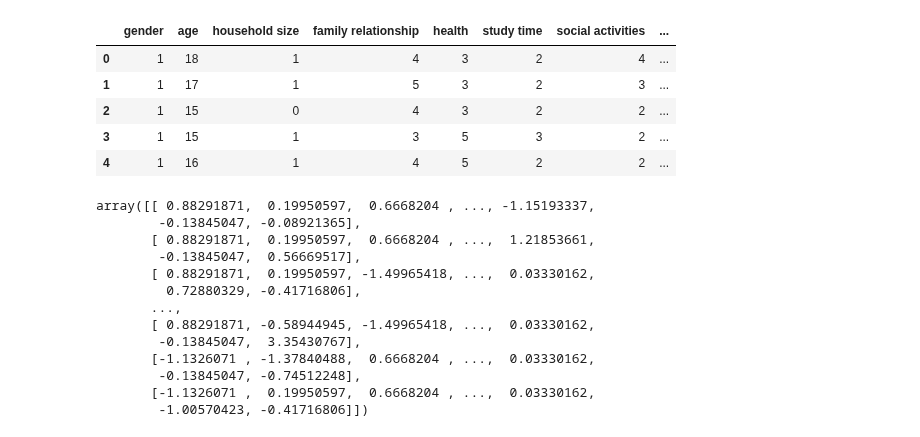
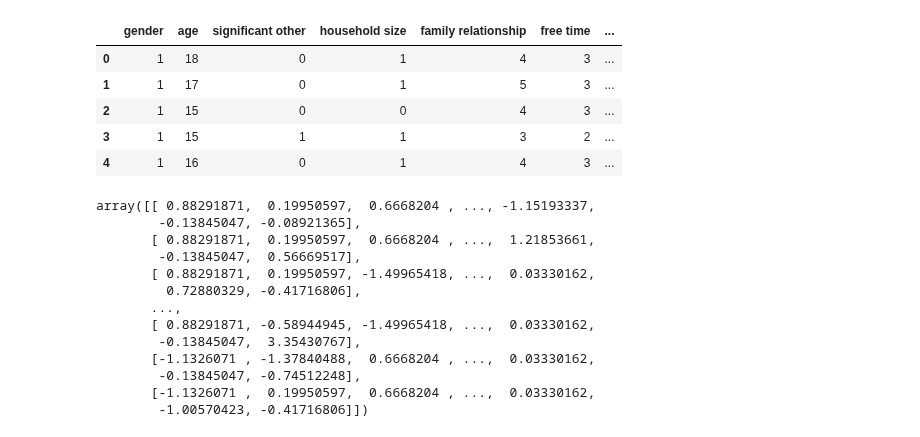
Before and after one commit to jaimiesj/health_outcomes, a Jupyter notebook: src/learn.ipynb, the cells around one changed output. Drawn from its saved outputs; the diff is of its cells as text; code cells hidden in the pictures.

```diff
--- a/src/learn.ipynb
+++ b/src/learn.ipynb
@@ -18,13 +22,13 @@ conn.close()
 # %%
-df = pd.DataFrame(data=row, columns=map(lambda x: x[0], cursor.description))
+df = pd.DataFrame(data=row, columns=map(lambda x: x[0], descriptor))
 df.head()
 # %% [output]
-|  | gender | age | household size | family relationship | health | study time | social activities | ... |
-| 0 | 1 | 18 | 1 | 4 | 3 | 2 | 4 | ... |
-| 1 | 1 | 17 | 1 | 5 | 3 | 2 | 3 | ... |
-| 2 | 1 | 15 | 0 | 4 | 3 | 2 | 2 | ... |
-| 3 | 1 | 15 | 1 | 3 | 5 | 3 | 2 | ... |
-| 4 | 1 | 16 | 1 | 4 | 5 | 2 | 2 | ... |
+|  | gender | age | significant other | household size | family relationship | free time | ... |
+| 0 | 1 | 18 | 0 | 1 | 4 | 3 | ... |
+| 1 | 1 | 17 | 0 | 1 | 5 | 3 | ... |
+| 2 | 1 | 15 | 0 | 0 | 4 | 3 | ... |
+| 3 | 1 | 15 | 1 | 1 | 3 | 2 | ... |
+| 4 | 1 | 16 | 0 | 1 | 4 | 3 | ... |
 # %%
 from sklearn.model_selection import train_test_split
 from sklearn.preprocessing import StandardScaler
```
Also changed, not shown: parts of 4 cells of this notebook, 5 other files.
